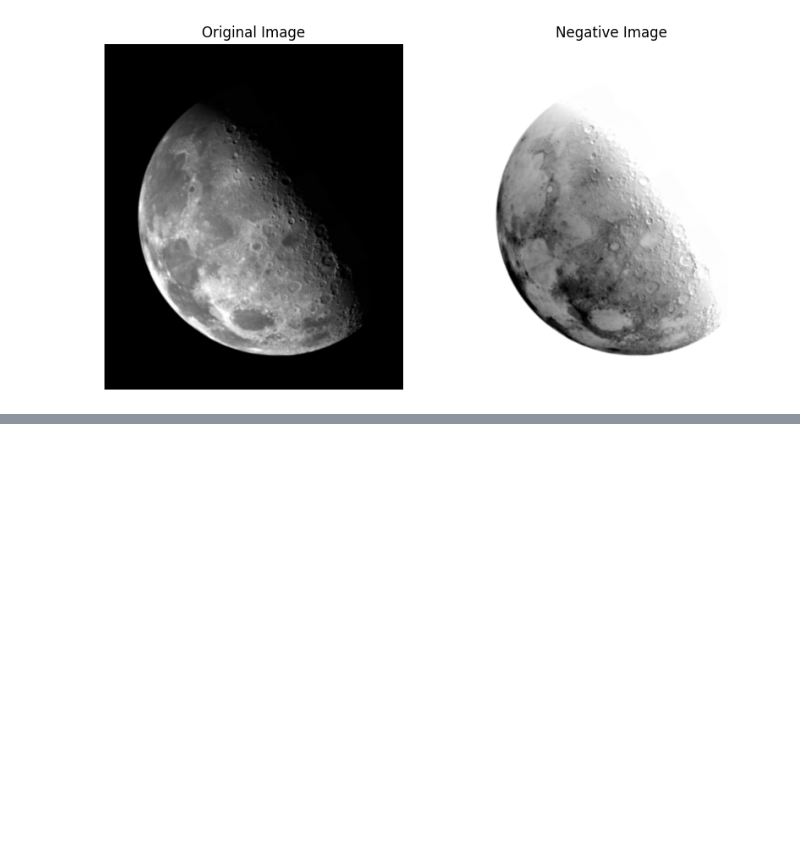
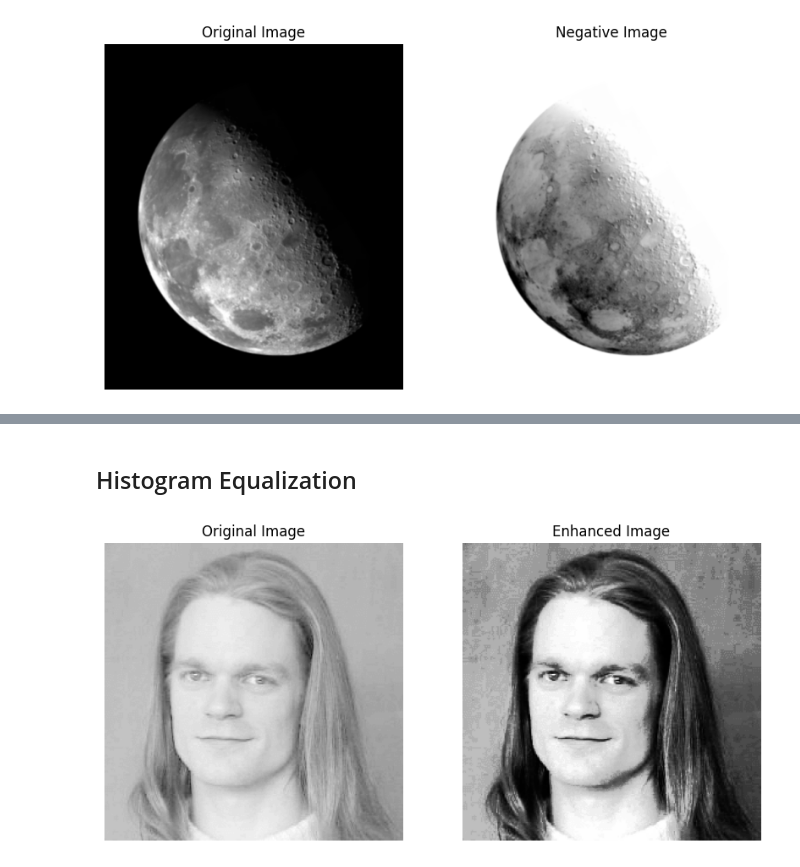
Before and after one commit to Preet-Sojitra/imgcv, a Jupyter notebook: docs/example.ipynb, the cells around one changed output, grey strips where cells are left out. Cells and saved outputs as stored; diff of their text form; code cells hidden in the pictures; blank space fills up the shorter version.

Commit message:
docs: add equalization example

```diff
--- a/docs/example.ipynb
+++ b/docs/example.ipynb
@@ -34,0 +58,24 @@ plt.show()
+# %% [markdown]
+## Histogram Equalization
+# %%
+from imgcv.histogram.histogram_equalization import histogram_equalization
+
+im = Image.open("images/man_faded.jpg")
+im = im.convert("L")
+im = np.array(im)
+
+equalized_im, _ = histogram_equalization(im)
+equalized_im = Image.fromarray(equalized_im)
+
+plt.figure(figsize=(10, 10))
+plt.subplot(1, 2, 1)
+plt.imshow(im, cmap="gray")
+plt.title("Original Image")
+plt.axis("off")
+plt.subplot(1, 2, 2)
+plt.imshow(equalized_im, cmap="gray")
+plt.title("Enhanced Image")
+plt.axis("off")
+plt.show()
+# %% [output]
+[figure, added]
```
Also changed, not shown: parts of 4 cells of this notebook, 1 other file.
